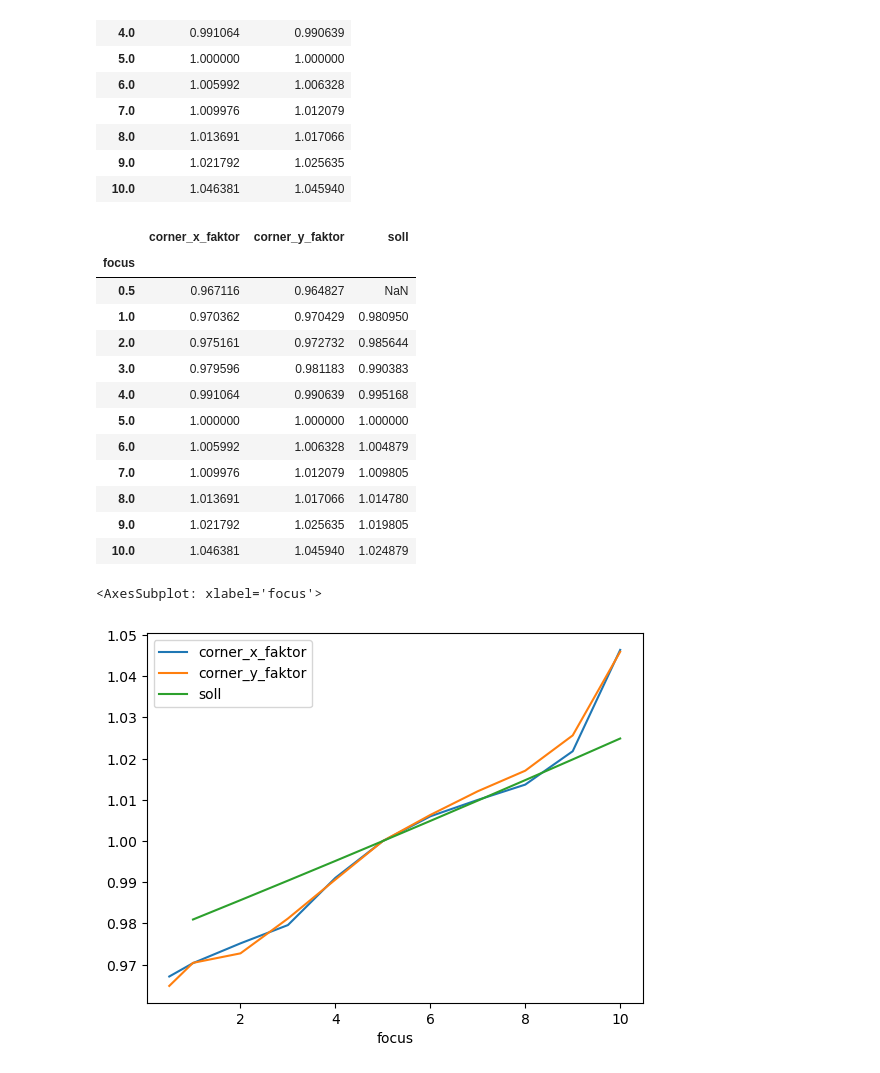
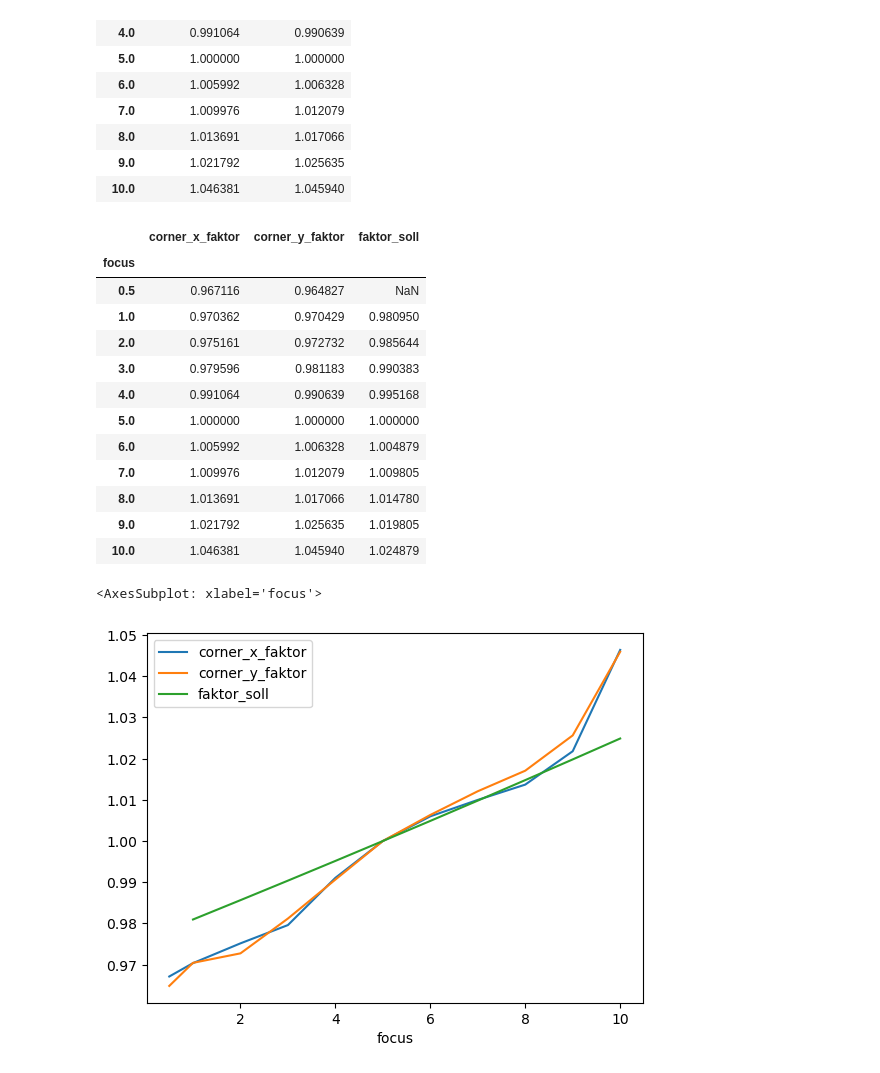
Before and after one commit to FlorianTimm/PhotoBox_Experimente, a Jupyter notebook: Fokus/fokus_faktor.ipynb, the cells around one changed output. Cells and saved outputs as stored; diff of their text form; code cells hidden in the pictures.

```diff
--- a/Fokus/fokus_faktor.ipynb
+++ b/Fokus/fokus_faktor.ipynb
@@ -162,10 +162,10 @@ faktor
 | 10.0 | 1.046381 | 1.045940 |
 # %%
 f = 0.00474
-faktor["soll"] = (1/((1/f)-faktor.reset_index()["focus"]))/(1/((1/f)-5))
+faktor["faktor_soll"] = ((1./f)-5.) / ((1./f)-faktor.reset_index()["focus"])
 faktor
 # %% [output]
-|  | corner_x_faktor | corner_y_faktor | soll |
+|  | corner_x_faktor | corner_y_faktor | faktor_soll |
 | focus |  |  |  |
 | 0.5 | 0.967116 | 0.964827 | NaN |
 | 1.0 | 0.970362 | 0.970429 | 0.980950 |
@@ -182,4 +182,4 @@ faktor
 faktor.plot()
 # %% [output]
 <AxesSubplot: xlabel='focus'>
-[figure, old version]
+[figure, new version]
```
Also changed, not shown: parts of 31 cells of this notebook.
